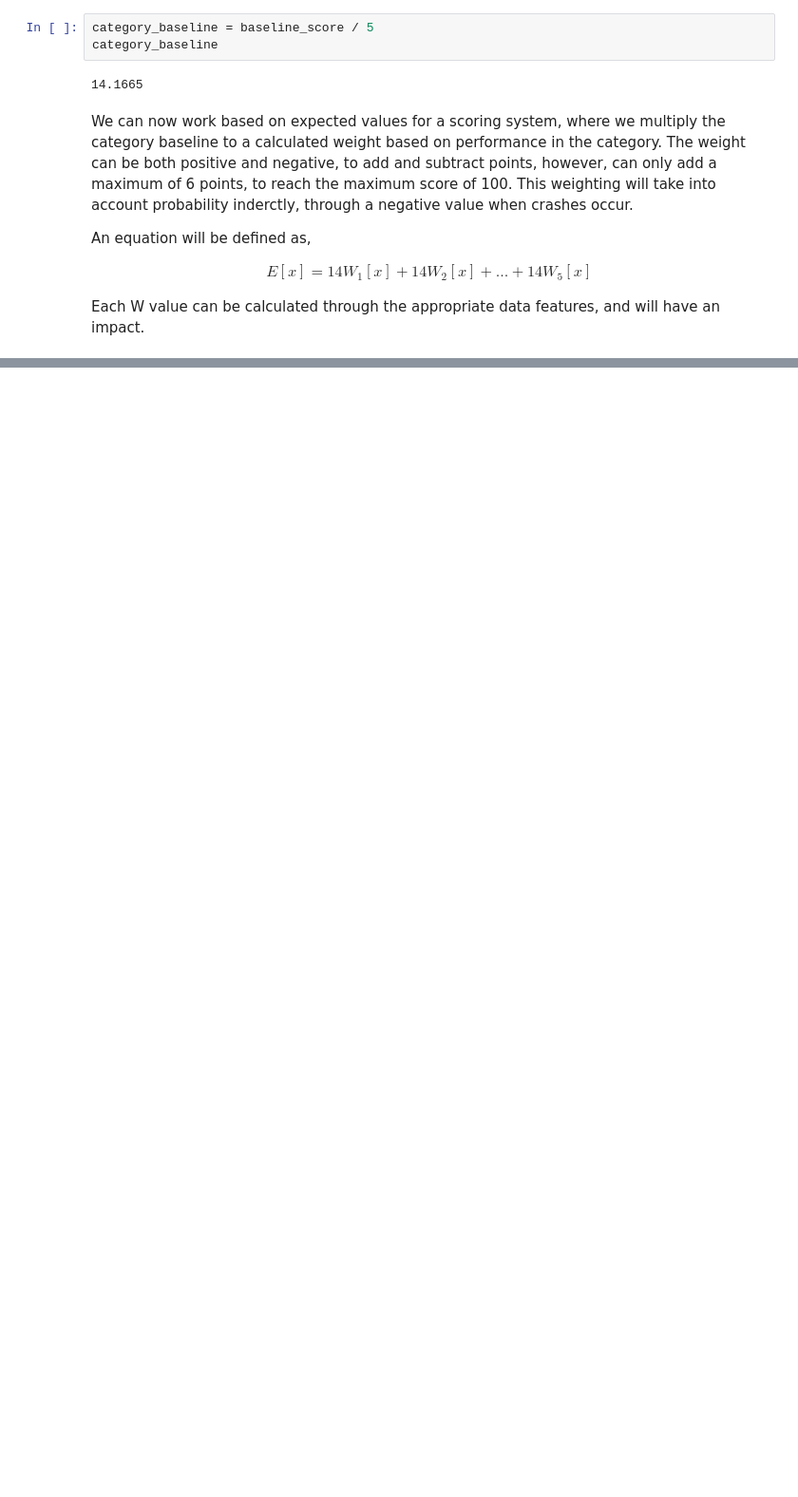
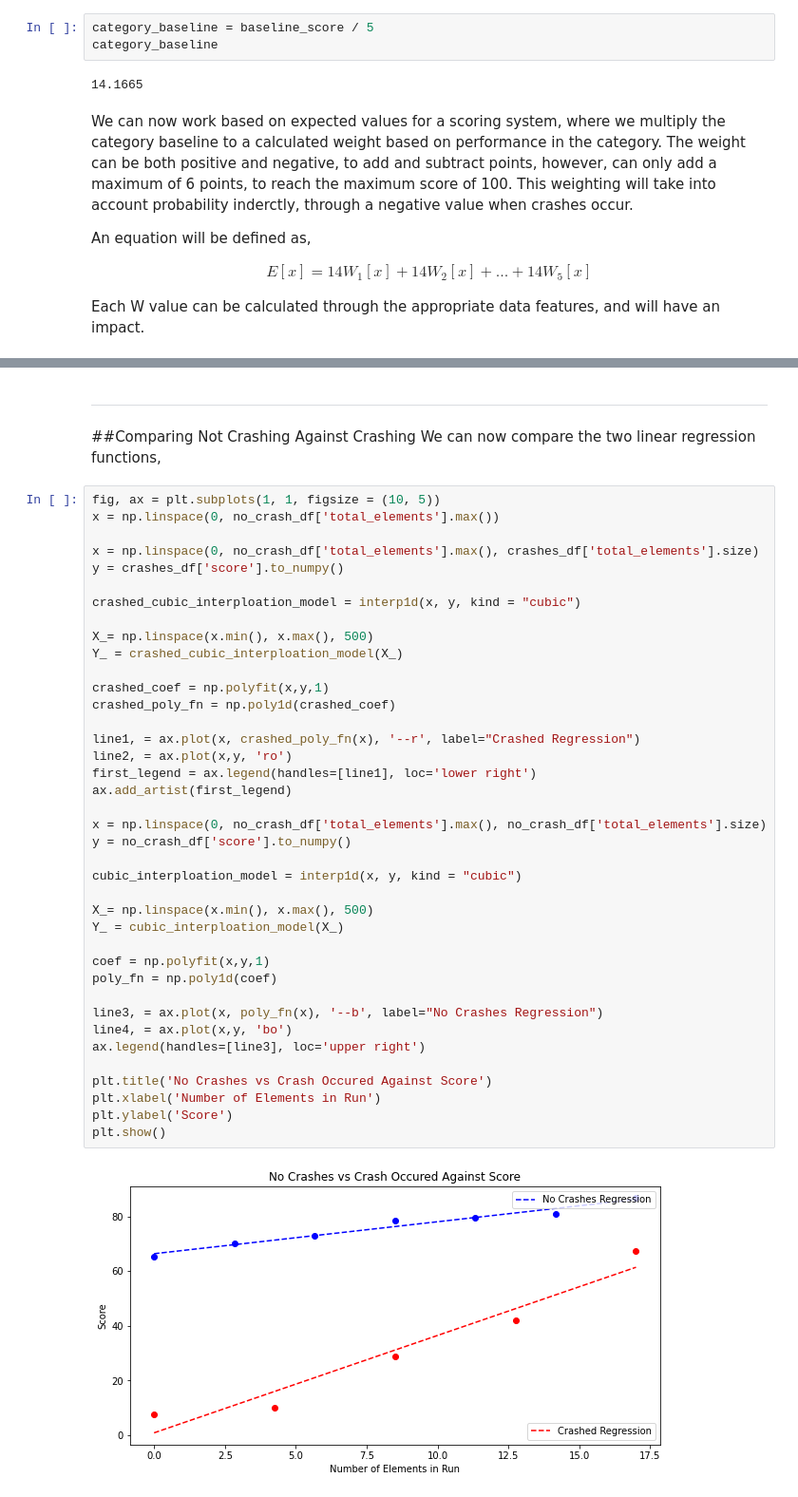
Before and after one commit to ColeHanlon/FWT_Analysis, a Jupyter notebook: FWT.ipynb, the cells around one changed output, grey strips where cells are left out. Shown at 95% size. Cells and saved outputs as stored; diff of their text form; blank space fills up the shorter version.

```diff
--- a/FWT.ipynb
+++ b/FWT.ipynb
@@ -198,0 +297,45 @@ plt.show()
+# %% [markdown]
+***
+##Comparing Not Crashing Against Crashing
+We can now compare the two linear regression functions,
+# %%
+fig, ax = plt.subplots(1, 1, figsize = (10, 5))
+x = np.linspace(0, no_crash_df['total_elements'].max())
+
+x = np.linspace(0, no_crash_df['total_elements'].max(), crashes_df['total_elements'].size)
+y = crashes_df['score'].to_numpy()
+
+crashed_cubic_interploation_model = interp1d(x, y, kind = "cubic")
+
+X_= np.linspace(x.min(), x.max(), 500)
+Y_ = crashed_cubic_interploation_model(X_)
+
+crashed_coef = np.polyfit(x,y,1)
+crashed_poly_fn = np.poly1d(crashed_coef)
+
+line1, = ax.plot(x, crashed_poly_fn(x), '--r', label="Crashed Regression")
+line2, = ax.plot(x,y, 'ro')
+first_legend = ax.legend(handles=[line1], loc='lower right')
+ax.add_artist(first_legend)
+
+x = np.linspace(0, no_crash_df['total_elements'].max(), no_crash_df['total_elements'].size)
+y = no_crash_df['score'].to_numpy()
+
+cubic_interploation_model = interp1d(x, y, kind = "cubic")
+
+X_= np.linspace(x.min(), x.max(), 500)
+Y_ = cubic_interploation_model(X_)
+
+coef = np.polyfit(x,y,1)
+poly_fn = np.poly1d(coef)
+
+line3, = ax.plot(x, poly_fn(x), '--b', label="No Crashes Regression")
+line4, = ax.plot(x,y, 'bo')
+ax.legend(handles=[line3], loc='upper right')
+
+plt.title('No Crashes vs Crash Occured Against Score')
+plt.xlabel('Number of Elements in Run')
+plt.ylabel('Score')
+plt.show()
+# %% [output]
+[figure, added]
```
Also changed, not shown: parts of 35 cells of this notebook, 1 other file.
